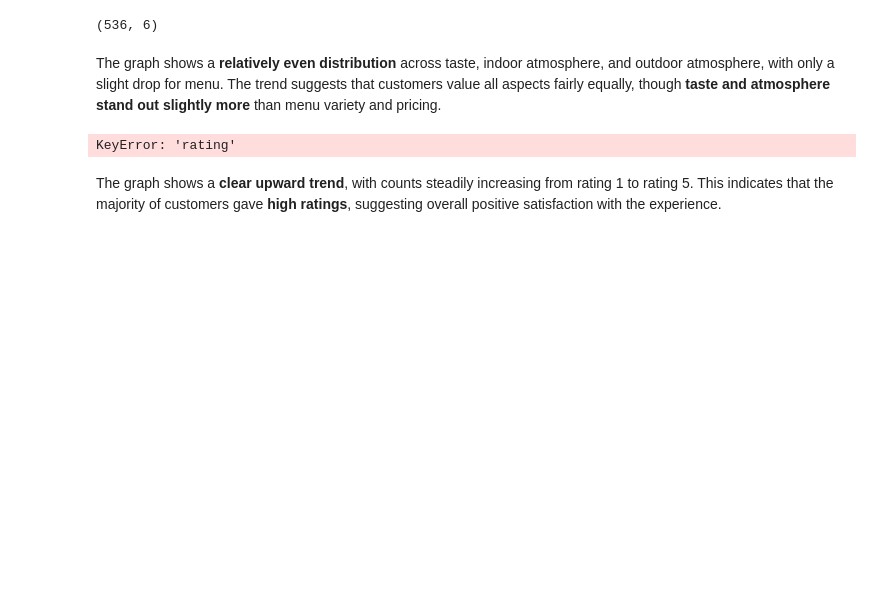
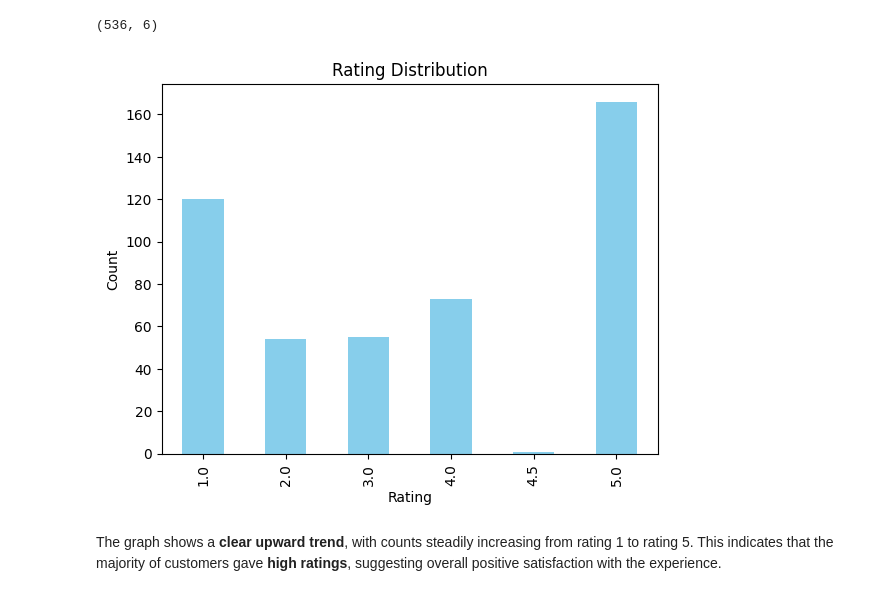
Before and after one commit to Augeliua/TechJam_ReviewFiltering, a Jupyter notebook: notebooks/02_EDA.ipynb, the cells around one changed output. Saved outputs shown, nothing was run; the diff lists cells and outputs as text; code cells hidden in the pictures; blank space fills up the shorter version.

```diff
--- a/notebooks/02_EDA.ipynb
+++ b/notebooks/02_EDA.ipynb
@@ -8,17 +8,15 @@ df = pd.read_csv("cleaned_dataset.csv")
 df.shape
 # %% [output]
 (536, 6)
-# %% [markdown]
-The graph shows a **relatively even distribution** across taste, indoor atmosphere, and outdoor atmosphere, with only a slight drop for menu. The trend suggests that customers value all aspects fairly equally, though **taste and atmosphere stand out slightly more** than menu variety and pricing.
 # %%
 #rating distribution
-df['rating'].value_counts().sort_index().plot(kind='bar', color='skyblue')
+df['stars'].value_counts().sort_index().plot(kind='bar', color='skyblue')
 plt.title("Rating Distribution")
 plt.xlabel("Rating")
 plt.ylabel("Count")
 plt.show()
 # %% [output]
-KeyError: 'rating'
+[figure, added]
 # %% [markdown]
 The graph shows a **clear upward trend**, with counts steadily increasing from rating 1 to rating 5. This indicates that the majority of customers gave **high ratings**, suggesting overall positive satisfaction with the experience.
 # %%
```
Also changed, not shown: parts of 6 cells of this notebook, 2 other files.
